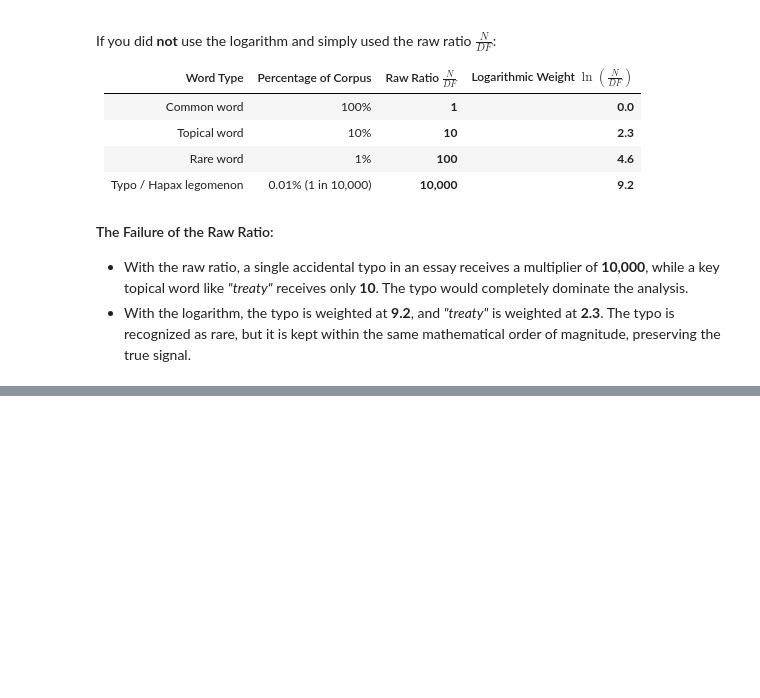
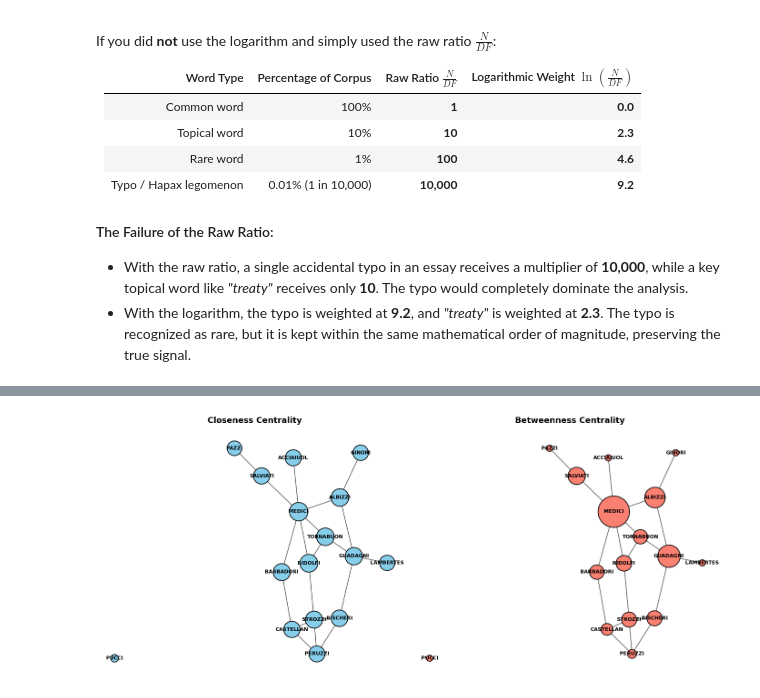
Before and after one commit to erwinpsci/qss-erwin, a Jupyter notebook: 5.DISCOVERY/discovery-python.ipynb, the cells around one changed output, grey strips where cells are left out. Cells and saved outputs as stored; diff of their text form; code cells hidden in the pictures; blank space fills up the shorter version.

```diff
--- a/5.DISCOVERY/discovery-python.ipynb
+++ b/5.DISCOVERY/discovery-python.ipynb
@@ -729,9 +818,20 @@ If you did **not** use the logarithm and simply used the raw ratio $\frac{N}{DF}
 #   florentine <- read_csv("florentine.csv")
 #   Adjacency matrix inspection and tie count per family
 
+import pandas as pd
+
 # TODO:
 # --- 5.2.1.1 Ingest Florentine Network & Inspect Adjacency Matrix ---
 # 1. Load florentine.csv and verify symmetric adjacency matrix
+florentine = pd.read_csv("florentine.csv")
+print("Florentine adjacency matrix shape:", florentine.shape)
+# Print adjacency submatrix for the first 5 families (Table 5.3)
+print("\nAdjacency (sub)matrix for the first 5 families [1:5, 1:5]:")
+print(florentine.iloc[0:5, 0:5])
 
 # --- 5.2.1.2 Degree and Connectivity Calculations ---
 # 2. Compute degree (tie counts) for each family (e.g., Medici)
+
+florentine["connections"] = florentine.drop(columns=["FAMILY"]).sum(axis=1)
+print("\n--- Tie Counts (Connections) per Family ---")
+print(florentine[["FAMILY", "connections"]].to_string(index=False))
@@ -794,0 +966,77 @@ If you did **not** use the logarithm and simply used the raw ratio $\frac{N}{DF}
+# %%
+# ------------------------------------------------------------------------------
+# 5.2.2 Undirected Graph and Centrality Measures
+# ------------------------------------------------------------------------------
+# R equivalent:
+#   florence <- florentine %>% column_to_rownames("FAMILY") %>% as.matrix()
+#   florence <- graph.adjacency(florence, mode = "undirected", diag = FALSE)
+#   degree(florence)
+#   closeness(florence)
+#   1 / (closeness(florence) * 15)
+#   betweenness(florence)
+#   plot(florence, vertex.size = closeness(florence) * 1000, main = "Closeness")
+#   plot(florence, vertex.size = betweenness(florence), main = "Betweenness")
+
+import networkx as nx
+import matplotlib.pyplot as plt
+
+# --- 5.2.2.1 Construct Undirected Network Graph ---
+adj_df = florentine.drop(columns=["connections"], errors="ignore").set_index("FAMILY")
+families = adj_df.index.tolist()
+G = nx.from_pandas_adjacency(adj_df)
+
+print(f"Network Graph: {G.number_of_nodes()} nodes, {G.number_of_edges()} edges")
+
+# --- 5.2.2.2 Compute Centrality Metrics (Degree, Closeness, Betweenness) ---
+# 1. Degree
+degree_dict = dict(G.degree())
+print("\n--- Degree Centrality ---")
+print(pd.Series(degree_dict).sort_values(ascending=False))
+
+# 2. Closeness (R igraph convention: farness to disconnected node Pucci set to N = 16)
+closeness_dict = {}
+avg_edges_dict = {}
+for f in families:
+    if f == "PUCCI":
+        farness = 15 * 16
+    else:
+        spl = nx.single_source_shortest_path_length(G, f)
+        farness = sum(spl.values()) + 16
+    closeness_dict[f] = 1.0 / farness
+    avg_edges_dict[f] = farness / 15.0
+
+print("\n--- Closeness Centrality ---")
+print(pd.Series(closeness_dict).round(9))
+
+print("\n--- Average Shortest Path Hops: 1 / (Closeness * 15) ---")
+print(pd.Series(avg_edges_dict).round(6))
+
+# 3. Betweenness (Unnormalized to match R igraph)
+betweenness_dict = nx.betweenness_centrality(G, normalized=False)
+print("\n--- Betweenness Centrality ---")
+print(pd.Series(betweenness_dict).round(6))
+
+# --- 5.2.2.3 Visualize Network Centrality (Figure 5.2 Replication) ---
+pos = nx.spring_layout(G, seed=42)
+
+fig, axes = plt.subplots(1, 2, figsize=(14, 6))
+
+# Subplot 1: Closeness Centrality
+close_sizes = [closeness_dict[node] * 35000 for node in G.nodes()]
+nx.draw_networkx_nodes(G, pos, ax=axes[0], node_size=close_sizes, node_color="skyblue", edgecolors="black", linewidths=1.2)
+nx.draw_networkx_edges(G, pos, ax=axes[0], alpha=0.6, width=1.2)
+nx.draw_networkx_labels(G, pos, ax=axes[0], font_size=8, font_weight="bold")
+axes[0].set_title("Closeness Centrality", fontsize=13, fontweight="bold")
+axes[0].axis("off")
+
+# Subplot 2: Betweenness Centrality
+bet_sizes = [betweenness_dict[node] * 50 + 100 for node in G.nodes()]
+nx.draw_networkx_nodes(G, pos, ax=axes[1], node_size=bet_sizes, node_color="salmon", edgecolors="black", linewidths=1.2)
+nx.draw_networkx_edges(G, pos, ax=axes[1], alpha=0.6, width=1.2)
+nx.draw_networkx_labels(G, pos, ax=axes[1], font_size=8, font_weight="bold")
+axes[1].set_title("Betweenness Centrality", fontsize=13, fontweight="bold")
+axes[1].axis("off")
+
+plt.tight_layout()
+plt.show()
+# %% [output]
@@ -794,0 +1060 @@ If you did **not** use the logarithm and simply used the raw ratio $\frac{N}{DF}
+[figure, added]
```
Also changed, not shown: parts of 30 cells of this notebook, 5 other files.
